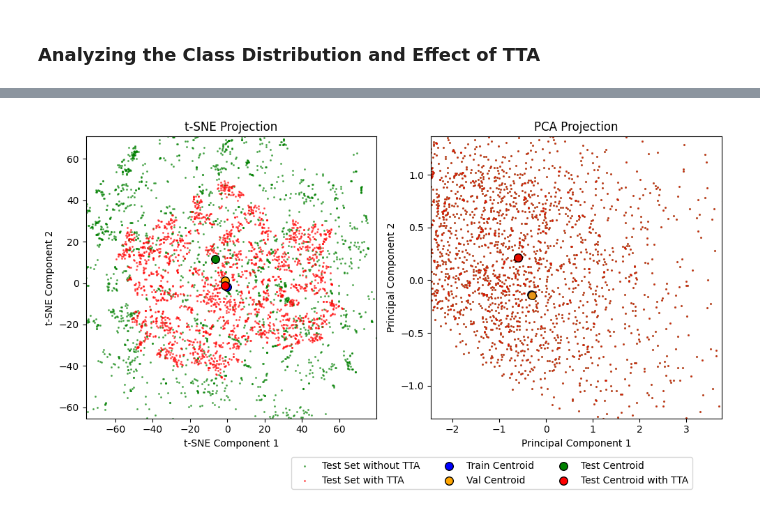
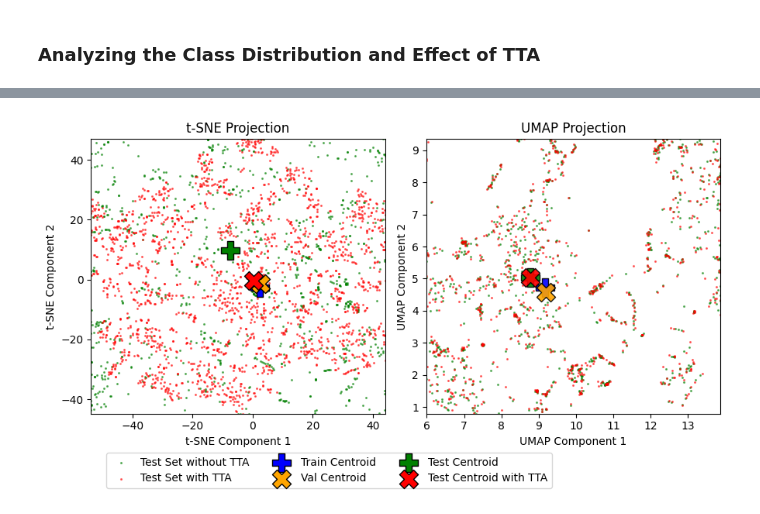
Before and after one commit to p0017/Molecular-Test-Time-Adaptation, a Jupyter notebook: Molecular-Test-TIme-Adaptation.ipynb, the cells around one changed output, grey strips where cells are left out. Drawn from its saved outputs; the diff is of its cells as text; code cells hidden in the pictures.

```diff
--- a/Molecular-Test-TIme-Adaptation.ipynb
+++ b/Molecular-Test-TIme-Adaptation.ipynb
@@ -441,19 +441,19 @@ train_embeddings_tsne = all_embeddings_tsne[:train_size]
 val_embeddings_tsne = all_embeddings_tsne[train_size:train_size + val_size]
 test_embeddings_tsne = all_embeddings_tsne[train_size + val_size:]
 
-# Create and fit PCA for 2D projections
-pca = PCA(n_components=2, random_state=42)
-all_embeddings_pca = pca.fit_transform(all_embeddings)
+# Create and fit UMAP for 2D projections
+umap_reducer = UMAP(n_components=2, )
+all_embeddings_umap = umap_reducer.fit_transform(all_embeddings, n_jobs=-1)
 
-# Split PCA results back into individual datasets
-train_embeddings_pca = all_embeddings_pca[:train_size]
-val_embeddings_pca = all_embeddings_pca[train_size:train_size + val_size]
-test_embeddings_pca = all_embeddings_pca[train_size + val_size:]
+# Split UMAP results back into individual datasets
+train_embeddings_umap = all_embeddings_umap[:train_size]
+val_embeddings_umap = all_embeddings_umap[train_size:train_size + val_size]
+test_embeddings_umap = all_embeddings_umap[train_size + val_size:]
 
 # Also getting the test set embeddings after TTA
 test_embeddings_with_TTA = embeddings_with_TTA(best_model, test_loader, lr=learning_rate_TTA)
 test_embeddings_with_TTA_tsne = tsne.fit_transform(np.array(test_embeddings_with_TTA))
-test_embeddings_with_TTA_pca = pca.transform(np.array(test_embeddings_with_TTA))
+test_embeddings_with_TTA_umap = umap_reducer.transform(np.array(test_embeddings_with_TTA))
 # %% [markdown]
 ### Analyzing the Solubility Distribution
 # %%
@@ -589,51 +589,75 @@ plt.show()
 # %%
 # Create a figure with two subplots side by side
-fig, (ax1, ax2) = plt.subplots(1, 2, figsize=(10, 5))
+fig, (ax1, ax2) = plt.subplots(1, 2, figsize=(9, 4.5))
 
 # t-SNE plot on the left
 ax1.scatter(test_embeddings_tsne[:, 0], test_embeddings_tsne[:, 1], alpha=0.5, label='Test Set without TTA', s=1.5, color='green')
 ax1.scatter(test_embeddings_with_TTA_tsne[:, 0], test_embeddings_with_TTA_tsne[:, 1], alpha=0.5, label='Test Set with TTA', s=1.5, color='red')
 
 # Plot centroids for t-SNE
-ax1.scatter(train_centroid_tsne[0], train_centroid_tsne[1], s=70,
-           c='blue', marker='o', edgecolors='black', linewidths=1, label='Train Centroid')
-ax1.scatter(val_centroid_tsne[0], val_centroid_tsne[1], s=70,
-           c='orange', marker='o', edgecolors='black', linewidths=1, label='Val Centroid')
-ax1.scatter(test_centroid_tsne[0], test_centroid_tsne[1], s=70,
-           c='green', marker='o', edgecolors='black', linewidths=1, label='Test Centroid')
-ax1.scatter(test_tta_centroid_tsne[0], test_tta_centroid_tsne[1], s=70,
-           c='red', marker='o', edgecolors='black', linewidths=1, label='Test Centroid with TTA')
+ax1.scatter(train_centroid_tsne[0], train_centroid_tsne[1], s=300,
+           c='blue', marker='P', edgecolors='black', linewidths=1, label='Train Centroid')
+ax1.scatter(val_centroid_tsne[0], val_centroid_tsne[1], s=300,
+           c='orange', marker='X', edgecolors='black', linewidths=1, label='Val Centroid')
+ax1.scatter(test_centroid_tsne[0], test_centroid_tsne[1], s=300,
+           c='green', marker='P', edgecolors='black', linewidths=1, label='Test Centroid')
+ax1.scatter(test_tta_centroid_tsne[0], test_tta_centroid_tsne[1], s=300,
+           c='red', marker='X', edgecolors='black', linewidths=1, label='Test Centroid with TTA')
 
 ax1.set_title('t-SNE Projection')
 ax1.set_xlabel('t-SNE Component 1')
 ax1.set_ylabel('t-SNE Component 2')
+
+# Zooming in a bit further to see the centroids better
+x_min_train_tsne, x_max_train_tsne = np.percentile(train_embeddings_tsne[:, 0], [20, 80])
+y_min_train_tsne, y_max_train_tsne = np.percentile(train_embeddings_tsne[:, 1], [20, 80])
+x_min_test_tsne, x_max_test_tsne = np.percentile(test_embeddings_tsne[:, 0], [20, 80])
+y_min_test_tsne, y_max_test_tsne = np.percentile(test_embeddings_tsne[:, 1], [20, 80])
+
+x_max_tsne = max(x_max_train_tsne, x_max_test_tsne)
+x_min_tsne = min(x_min_train_tsne, x_min_test_tsne)
+y_max_tsne = max(y_max_train_tsne, y_max_test_tsne)
+y_min_tsne = min(y_min_train_tsne, y_min_test_tsne)
+
 ax1.set_xlim(x_min_tsne, x_max_tsne)
 ax1.set_ylim(y_min_tsne, y_max_tsne)
-fig.legend(bbox_to_anchor=(0.95, -0.1), loc='lower right', ncol=3)
+fig.legend(bbox_to_anchor=(0.75, -0.1), loc='lower right', ncol=3)
 
 # PCA plot on the right
 ax2.scatter(test_embeddings_2d[:, 0], test_embeddings_2d[:, 1], alpha=0.5, label='Test Set without TTA', s=1.5, color='green')
 ax2.scatter(test_embeddings_with_TTA_2d[:, 0], test_embeddings_with_TTA_2d[:, 1], alpha=0.5, label='Test Set with TTA', s=1.5, color='red')
 
 # Plot centroids for PCA
-ax2.scatter(train_centroid[0], train_centroid[1], s=70,
-           c='blue', marker='o', edgecolors='black', linewidths=1, label='Train Centroid', alpha=0.9)
-ax2.scatter(val_centroid[0], val_centroid[1], s=70,
-           c='orange', marker='o', edgecolors='black', linewidths=1, label='Val Centroid', alpha=0.9)
-ax2.scatter(test_centroid[0], test_centroid[1], s=70,
-           c='green', marker='o', edgecolors='black', linewidths=1, label='Test Centroid', alpha=0.9)
-ax2.scatter(test_tta_centroid[0], test_tta_centroid[1], s=70,
-           c='red', marker='o', edgecolors='black', linewidths=1, label='Test Centroid with TTA', alpha=0.9)
+ax2.scatter(train_centroid[0], train_centroid[1], s=300,
+           c='blue', marker='P', edgecolors='black', linewidths=1, label='Train Centroid', alpha=0.9)
+ax2.scatter(val_centroid[0], val_centroid[1], s=300,
+           c='orange', marker='X', edgecolors='black', linewidths=1, label='Val Centroid', alpha=0.9)
+ax2.scatter(test_centroid[0], test_centroid[1], s=300,
+           c='green', marker='P', edgecolors='black', linewidths=1, label='Test Centroid', alpha=0.9)
+ax2.scatter(test_tta_centroid[0], test_tta_centroid[1], s=300,
+           c='red', marker='X', edgecolors='black', linewidths=1, label='Test Centroid with TTA', alpha=0.9)
 
-ax2.set_title('PCA Projection')
-ax2.set_xlabel('Principal Component 1')
-ax2.set_ylabel('Principal Component 2')
-ax2.set_xlim(x_min_pca, x_max_pca)
-ax2.set_ylim(y_min_pca, y_max_pca)
+ax2.set_title('UMAP Projection')
+ax2.set_xlabel('UMAP Component 1')
+ax2.set_ylabel('UMAP Component 2')
+
+# Zooming in a bit further to see the centroids better
+x_min_train_umap, x_max_train_umap = np.percentile(train_embeddings_umap[:, 0], [20, 80])
+y_min_train_umap, y_max_train_umap = np.percentile(train_embeddings_umap[:, 1], [20, 80])
+x_min_test_umap, x_max_test_umap = np.percentile(test_embeddings_umap[:, 0], [20, 80])
+y_min_test_umap, y_max_test_umap = np.percentile(test_embeddings_umap[:, 1], [20, 80])
+
+x_max_umap = max(x_max_train_umap, x_max_test_umap)
+x_min_umap = min(x_min_train_umap, x_min_test_umap)
+y_max_umap = max(y_max_train_umap, y_max_test_umap)
+y_min_umap = min(y_min_train_umap, y_min_test_umap)
+
+ax2.set_xlim(x_min_umap, x_max_umap)
+ax2.set_ylim(y_min_umap, y_max_umap)
 
 plt.tight_layout()
 if save_plots:
     plt.savefig("figures/sets_TTA.jpg", dpi=300)
 plt.show()
 # %% [output]
-[figure, old version]
+[figure, new version]
```
Also changed, not shown: parts of 5 cells of this notebook, 8 other files.
